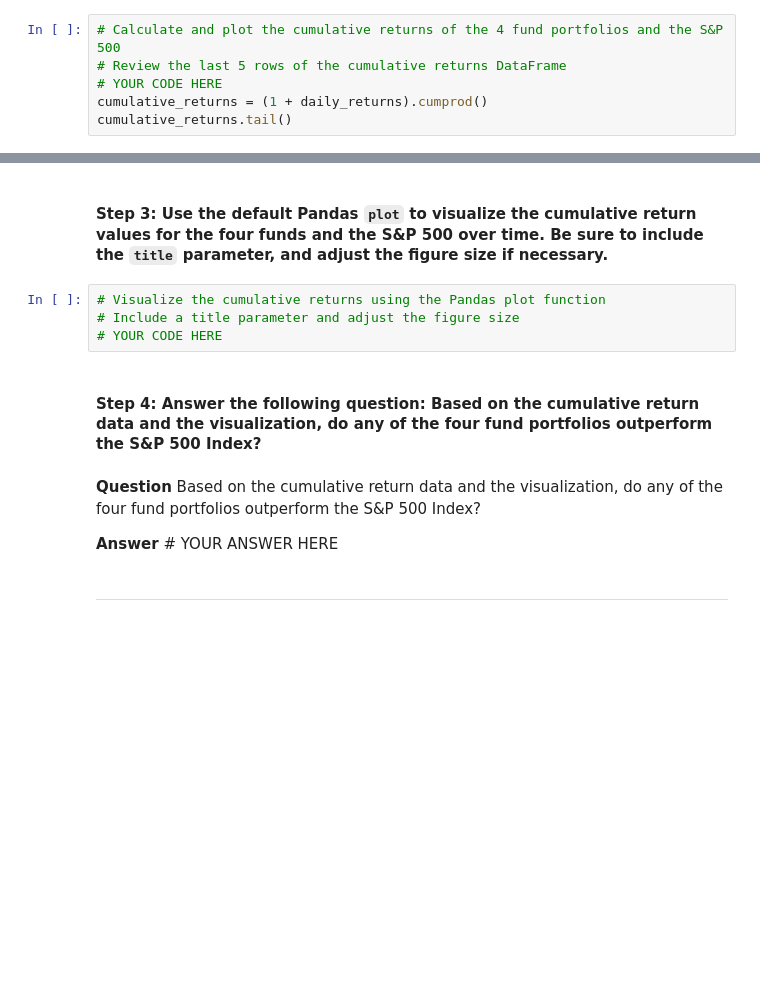
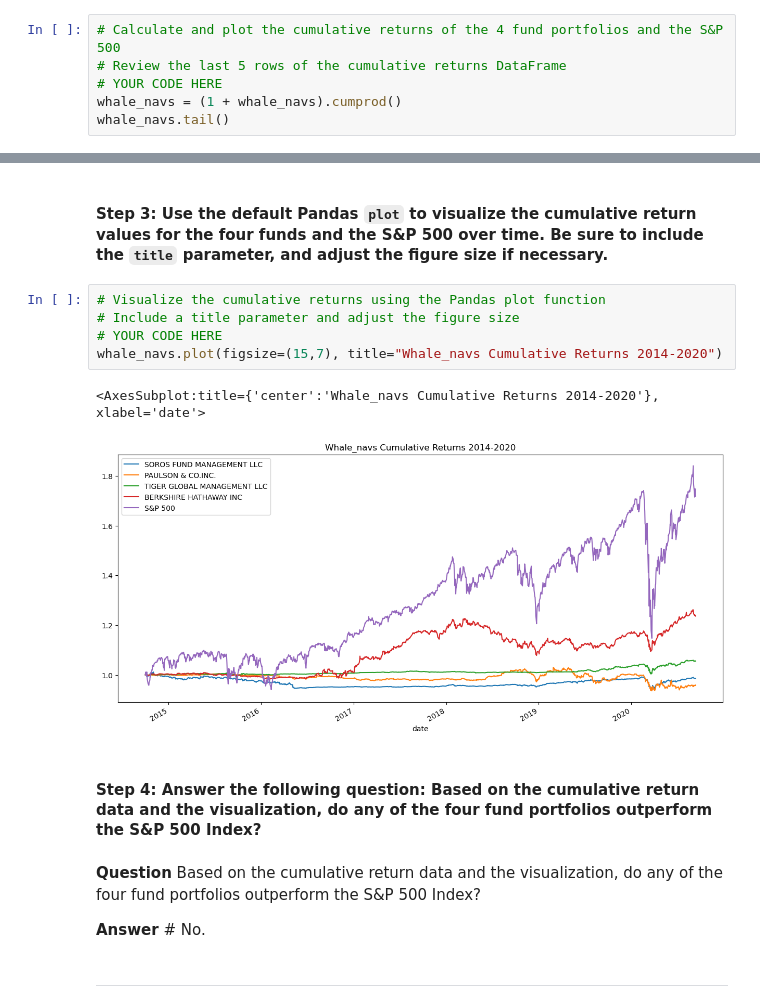
Before and after one commit to Jordan580-web/Module-4-Challenge, a Jupyter notebook: Module 4 Challenge/Starter_Code/risk_return_analysis.ipynb, the cells around one changed output, grey strips where cells are left out. Drawn from its saved outputs; the diff is of its cells as text; blank space fills up the shorter version.

```diff
--- a/Module 4 Challenge/Starter_Code/risk_return_analysis.ipynb
+++ b/Module 4 Challenge/Starter_Code/risk_return_analysis.ipynb
@@ -171,6 +171,6 @@ whale_navs.plot(figsize=(10,7), title="Whale_Navs 2014-2020")
 # Calculate and plot the cumulative returns of the 4 fund portfolios and the S&P 500
 # Review the last 5 rows of the cumulative returns DataFrame
 # YOUR CODE HERE
-cumulative_returns = (1 + daily_returns).cumprod()
-cumulative_returns.tail()
+whale_navs = (1 + whale_navs).cumprod()
+whale_navs.tail()
 # %% [output]
@@ -180,13 +186,17 @@ NameError: name 'daily_returns' is not defined
 # %%
 # Visualize the cumulative returns using the Pandas plot function
 # Include a title parameter and adjust the figure size
 # YOUR CODE HERE
+whale_navs.plot(figsize=(15,7), title="Whale_navs Cumulative Returns 2014-2020")
+# %% [output]
+<AxesSubplot:title={'center':'Whale_navs Cumulative Returns 2014-2020'}, xlabel='date'>
+[figure, added]
 # %% [markdown]
 #### Step 4: Answer the following question: Based on the cumulative return data and the visualization, do any of the four fund portfolios outperform the S&P 500 Index?
 # %% [markdown]
 **Question** Based on the cumulative return data and the visualization, do any of the four fund portfolios outperform the S&P 500 Index?
 
-**Answer** # YOUR ANSWER HERE
+**Answer** # No.
 # %% [markdown]
 ---
 # %% [markdown]
```
Also changed, not shown: parts of 8 cells of this notebook.
